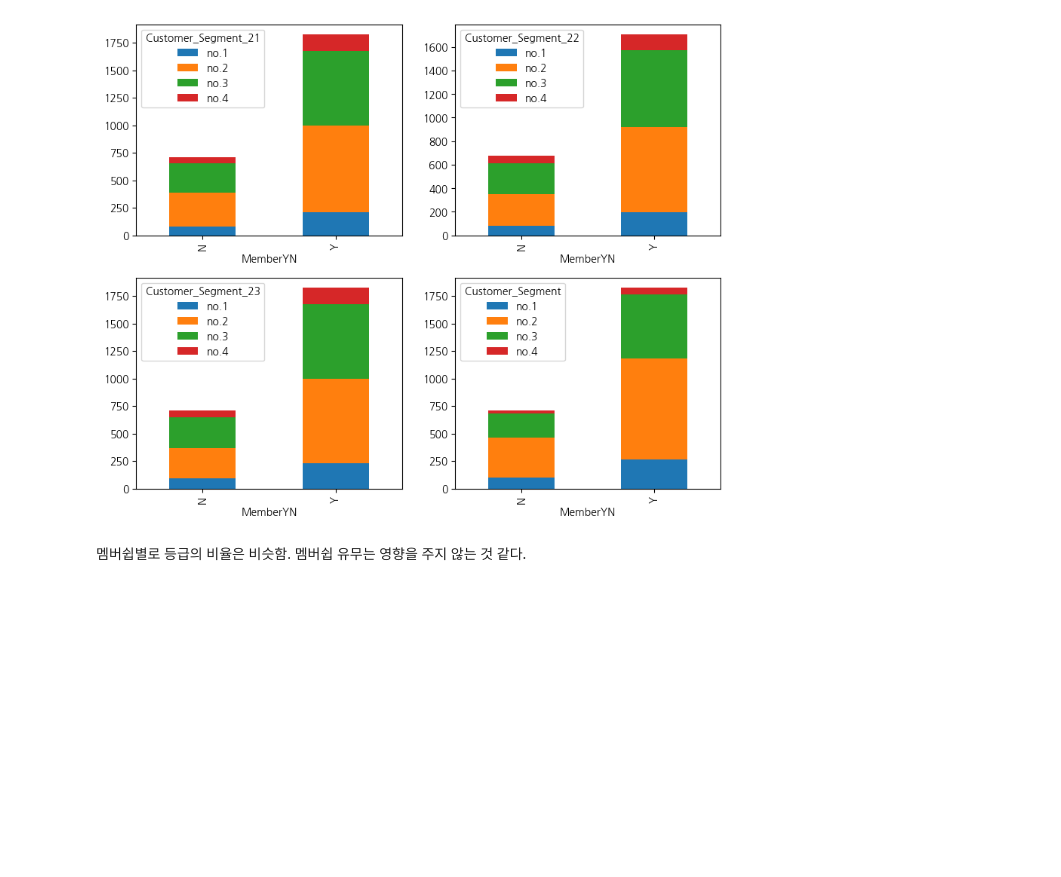
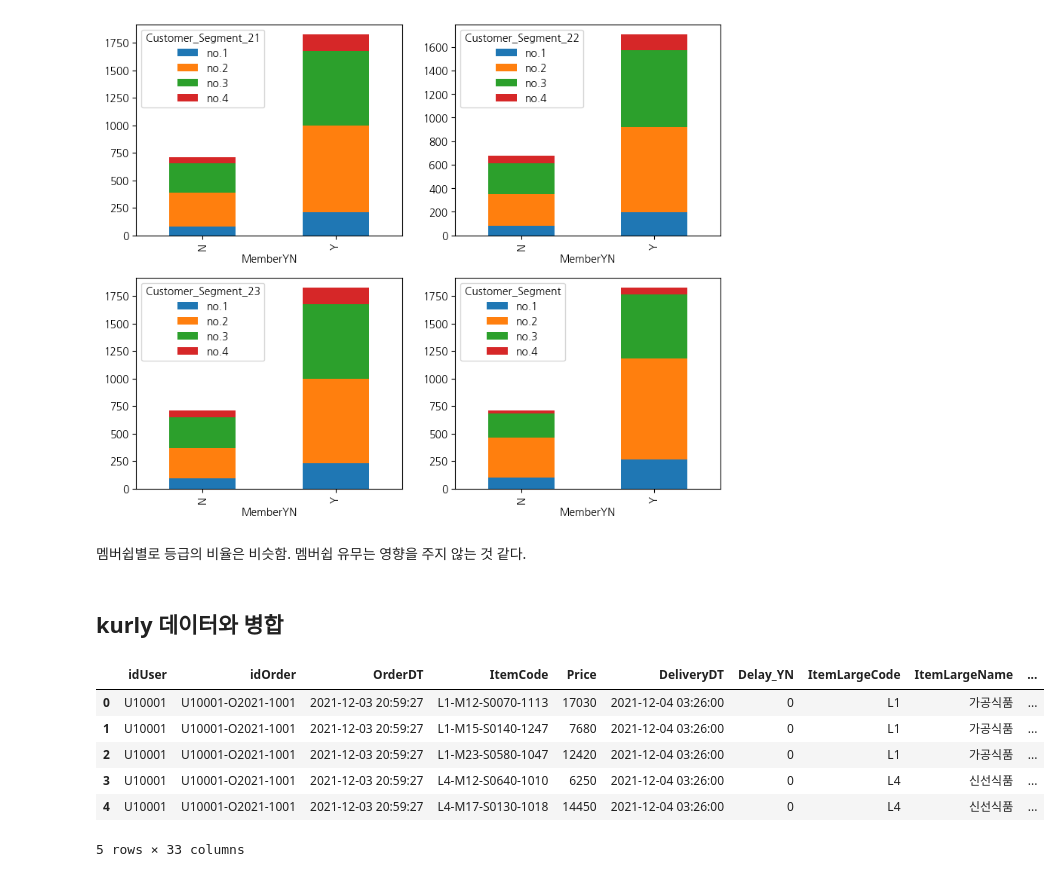
Before and after one commit to Seojiii/kurly_project, a Jupyter notebook: 0318_HY_RFM3.ipynb, the cells around one changed output. Drawn from its saved outputs; the diff is of its cells as text; code cells hidden in the pictures; blank space fills up the shorter version.

```diff
--- a/0318_HY_RFM3.ipynb
+++ b/0318_HY_RFM3.ipynb
@@ -692,3 +697,5 @@ segment_counts.plot(kind='bar', stacked=True, ax=axes[1, 1])
 [figure]
 # %% [markdown]
 멤버쉽별로 등급의 비율은 비슷함. 멤버쉽 유무는 영향을 주지 않는 것 같다.
+# %% [markdown]
+## kurly 데이터와 병합
@@ -694,0 +704,10 @@ segment_counts.plot(kind='bar', stacked=True, ax=axes[1, 1])
+# %%
+Kurly.head()
+# %% [output]
+|  | idUser | idOrder | OrderDT | ItemCode | Price | DeliveryDT | Delay_YN | ItemLargeCode | ItemLargeName | ... |
+| 0 | U10001 | U10001-O2021-1001 | 2021-12-03 20:59:27 | L1-M12-S0070-1113 | 17030 | 2021-12-04 03:26:00 | 0 | L1 | 가공식품 | ... |
+| 1 | U10001 | U10001-O2021-1001 | 2021-12-03 20:59:27 | L1-M15-S0140-1247 | 7680 | 2021-12-04 03:26:00 | 0 | L1 | 가공식품 | ... |
+| 2 | U10001 | U10001-O2021-1001 | 2021-12-03 20:59:27 | L1-M23-S0580-1047 | 12420 | 2021-12-04 03:26:00 | 0 | L1 | 가공식품 | ... |
+| 3 | U10001 | U10001-O2021-1001 | 2021-12-03 20:59:27 | L4-M12-S0640-1010 | 6250 | 2021-12-04 03:26:00 | 0 | L4 | 신선식품 | ... |
+| 4 | U10001 | U10001-O2021-1001 | 2021-12-03 20:59:27 | L4-M17-S0130-1018 | 14450 | 2021-12-04 03:26:00 | 0 | L4 | 신선식품 | ... |
+5 rows × 33 columns
```
Also changed, not shown: parts of 12 cells of this notebook.
